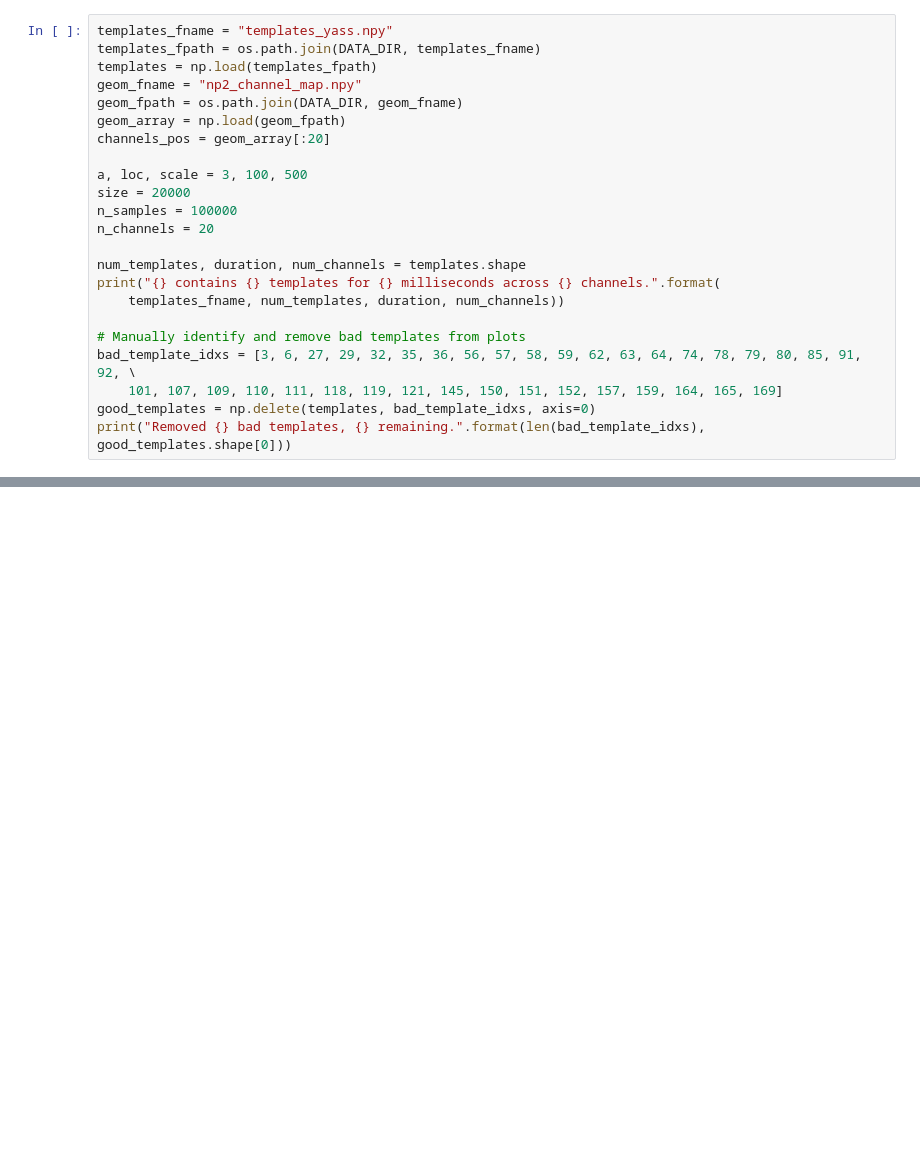
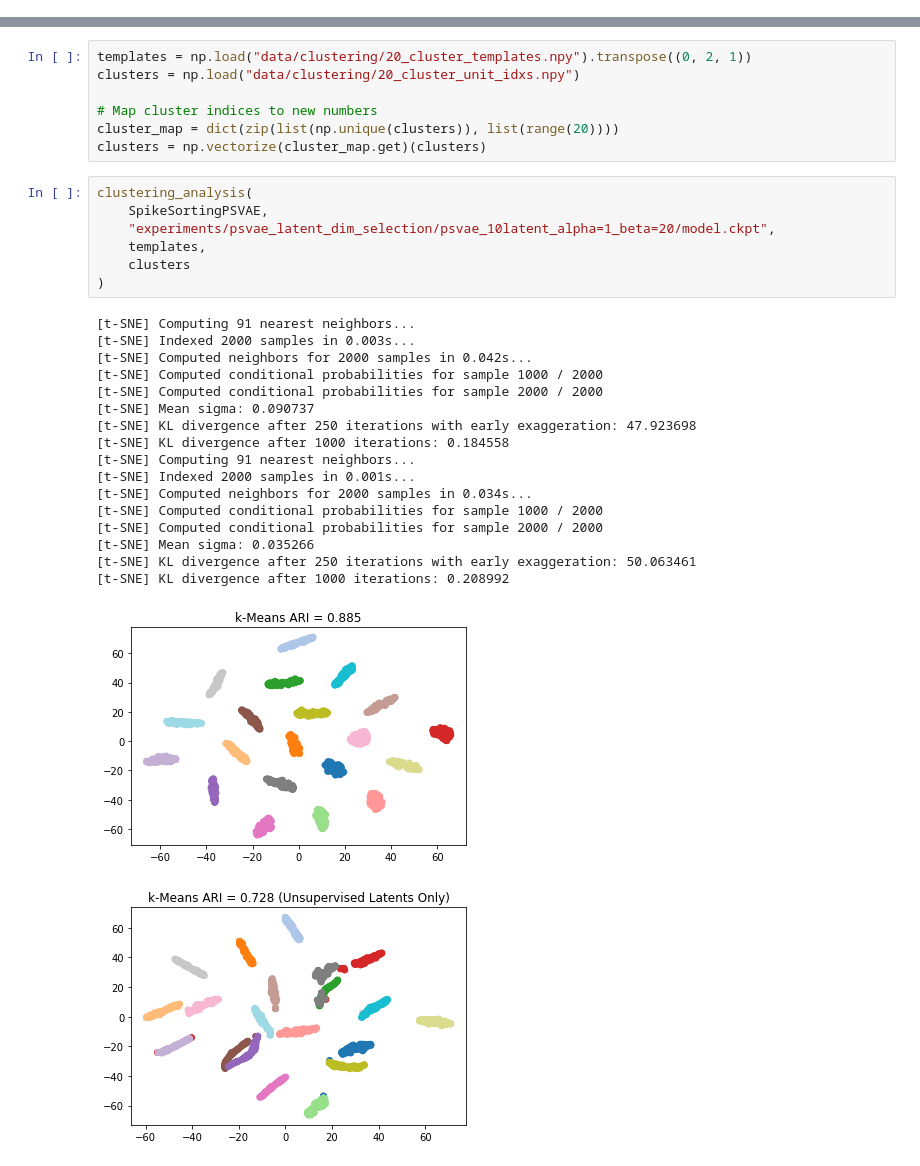
Before and after one commit to johnlyzhou/spike-sorting, a Jupyter notebook: notebooks/clustering.ipynb, the cells around one changed output, grey strips where cells are left out. Cells and saved outputs as stored; diff of their text form; blank space fills up the shorter version.

Commit message:
clustering analysis with t-sne and k-means

```diff
--- a/notebooks/clustering.ipynb
+++ b/notebooks/clustering.ipynb
@@ -165,23 +0,0 @@ def time_center_templates(templates_chans):
-# %%
-templates_fname = "templates_yass.npy"
-templates_fpath = os.path.join(DATA_DIR, templates_fname)
-templates = np.load(templates_fpath)
-geom_fname = "np2_channel_map.npy"
-geom_fpath = os.path.join(DATA_DIR, geom_fname)
-geom_array = np.load(geom_fpath)
-channels_pos = geom_array[:20]
-
-a, loc, scale = 3, 100, 500
-size = 20000
-n_samples = 100000
-n_channels = 20
-
-num_templates, duration, num_channels = templates.shape
-print("{} contains {} templates for {} milliseconds across {} channels.".format(
-    templates_fname, num_templates, duration, num_channels))
-
-# Manually identify and remove bad templates from plots
-bad_template_idxs = [3, 6, 27, 29, 32, 35, 36, 56, 57, 58, 59, 62, 63, 64, 74, 78, 79, 80, 85, 91, 92, \
-    101, 107, 109, 110, 111, 118, 119, 121, 145, 150, 151, 152, 157, 159, 164, 165, 169]
-good_templates = np.delete(templates, bad_template_idxs, axis=0)
-print("Removed {} bad templates, {} remaining.".format(len(bad_template_idxs), good_templates.shape[0]))
@@ -440,0 +87,33 @@ for feat in features:
+# %%
+templates = np.load("data/clustering/20_cluster_templates.npy").transpose((0, 2, 1))
+clusters = np.load("data/clustering/20_cluster_unit_idxs.npy")
+
+# Map cluster indices to new numbers
+cluster_map = dict(zip(list(np.unique(clusters)), list(range(20))))
+clusters = np.vectorize(cluster_map.get)(clusters)
+# %%
+clustering_analysis(
+    SpikeSortingPSVAE,
+    "experiments/psvae_latent_dim_selection/psvae_10latent_alpha=1_beta=20/model.ckpt",
+    templates,
+    clusters
+)
+# %% [output]
+[t-SNE] Computing 91 nearest neighbors...
+[t-SNE] Indexed 2000 samples in 0.003s...
+[t-SNE] Computed neighbors for 2000 samples in 0.042s...
+[t-SNE] Computed conditional probabilities for sample 1000 / 2000
+[t-SNE] Computed conditional probabilities for sample 2000 / 2000
+[t-SNE] Mean sigma: 0.090737
+[t-SNE] KL divergence after 250 iterations with early exaggeration: 47.923698
+[t-SNE] KL divergence after 1000 iterations: 0.184558
+[t-SNE] Computing 91 nearest neighbors...
+[t-SNE] Indexed 2000 samples in 0.001s...
+[t-SNE] Computed neighbors for 2000 samples in 0.034s...
+[t-SNE] Computed conditional probabilities for sample 1000 / 2000
+[t-SNE] Computed conditional probabilities for sample 2000 / 2000
+[t-SNE] Mean sigma: 0.035266
+[t-SNE] KL divergence after 250 iterations with early exaggeration: 50.063461
+[t-SNE] KL divergence after 1000 iterations: 0.208992
+[figure, added]
+[figure, added]
```
Also changed, not shown: parts of 45 cells of this notebook.
